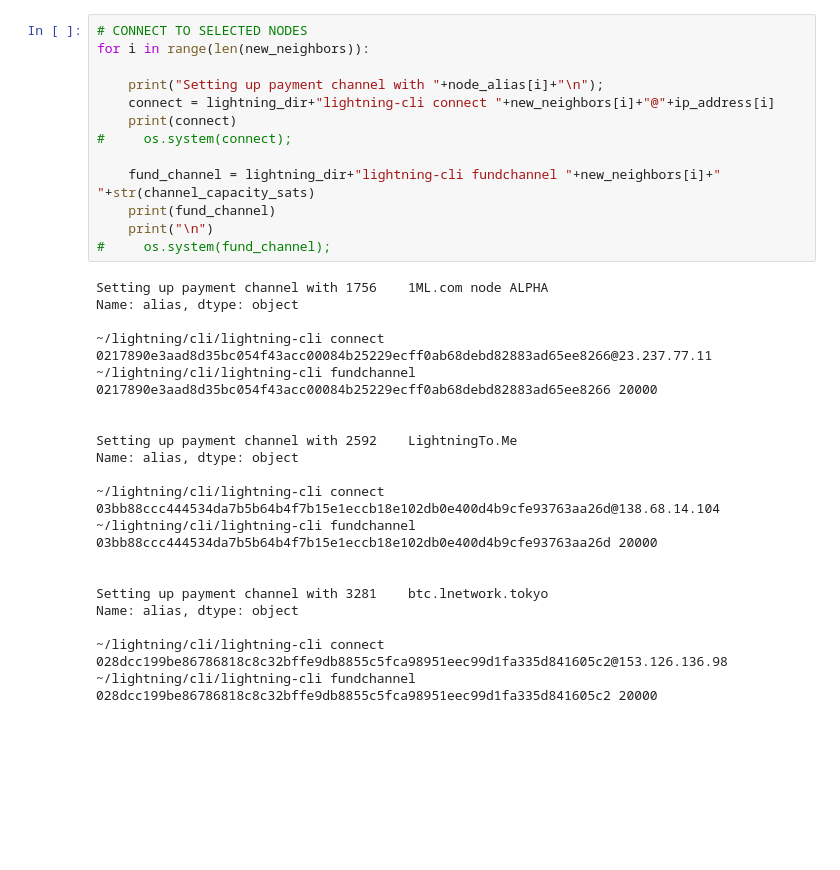
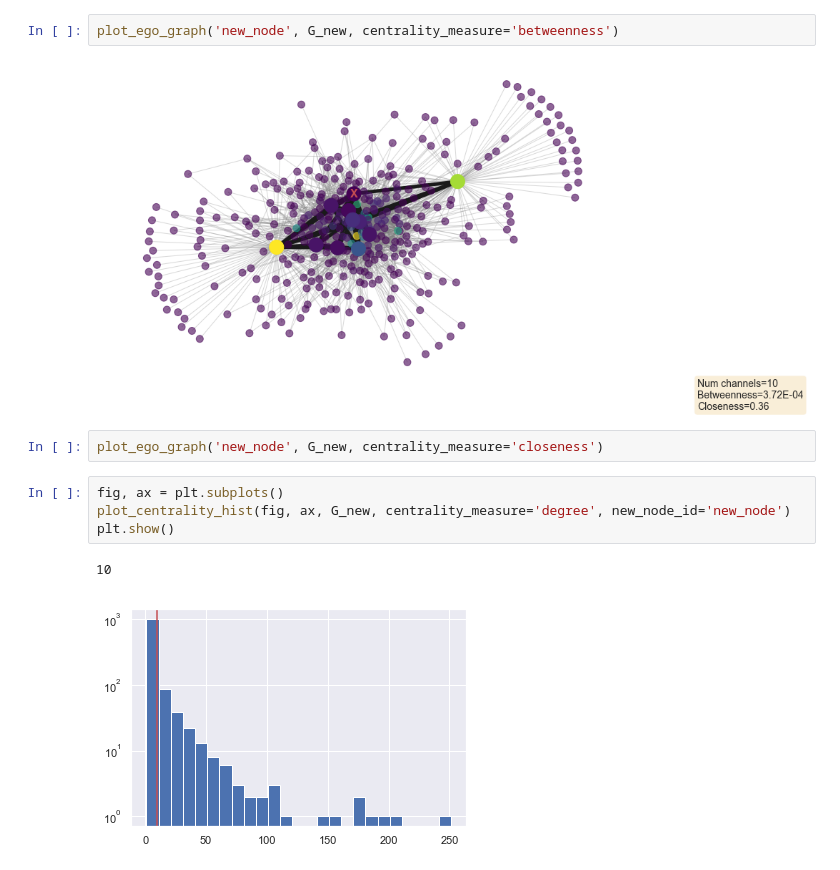
Before and after one commit to DariusParvin/Lightning-Channel-Optimizer, a Jupyter notebook: Make_Channel_Demo.ipynb, the cells around one changed output. Saved outputs shown, nothing was run; the diff lists cells and outputs as text; blank space fills up the shorter version.

```diff
--- a/Make_Channel_Demo.ipynb
+++ b/Make_Channel_Demo.ipynb
@@ -169,33 +241,13 @@ plot_ego_graph('new_node')
-# %%
-# CONNECT TO SELECTED NODES
-for i in range(len(new_neighbors)):
-
-    print("Setting up payment channel with "+node_alias[i]+"\n");
-    connect = lightning_dir+"lightning-cli connect "+new_neighbors[i]+"@"+ip_address[i]
-    print(connect)
-#     os.system(connect);
-
-    fund_channel = lightning_dir+"lightning-cli fundchannel "+new_neighbors[i]+" "+str(channel_capacity_sats)
-    print(fund_channel)
-    print("\n")
-#     os.system(fund_channel);
-# %% [output]
-Setting up payment channel with 1756    1ML.com node ALPHA
-Name: alias, dtype: object
-
-~/lightning/cli/lightning-cli connect 0217890e3aad8d35bc054f43acc00084b25229ecff0ab68debd82883ad65ee8266@23.237.77.11
-~/lightning/cli/lightning-cli fundchannel 0217890e3aad8d35bc054f43acc00084b25229ecff0ab68debd82883ad65ee8266 20000
-
-
-Setting up payment channel with 2592    LightningTo.Me
-Name: alias, dtype: object
-
-~/lightning/cli/lightning-cli connect 03bb88ccc444534da7b5b64b4f7b15e1eccb18e102db0e400d4b9cfe93763aa26d@138.68.14.104
-~/lightning/cli/lightning-cli fundchannel 03bb88ccc444534da7b5b64b4f7b15e1eccb18e102db0e400d4b9cfe93763aa26d 20000
-
-
-Setting up payment channel with 3281    btc.lnetwork.tokyo
-Name: alias, dtype: object
-
-~/lightning/cli/lightning-cli connect 028dcc199be86786818c8c32bffe9db8855c5fca98951eec99d1fa335d841605c2@153.126.136.98
-~/lightning/cli/lightning-cli fundchannel 028dcc199be86786818c8c32bffe9db8855c5fca98951eec99d1fa335d841605c2 20000
+# %%
+plot_ego_graph('new_node', G_new, centrality_measure='betweenness')
+# %% [output]
+[figure, added]
+# %%
+plot_ego_graph('new_node', G_new, centrality_measure='closeness')
+# %%
+fig, ax = plt.subplots()
+plot_centrality_hist(fig, ax, G_new, centrality_measure='degree', new_node_id='new_node')
+plt.show()
+# %% [output]
+10
+[figure, added]
```
Also changed, not shown: parts of 11 cells of this notebook, 1 other file.
